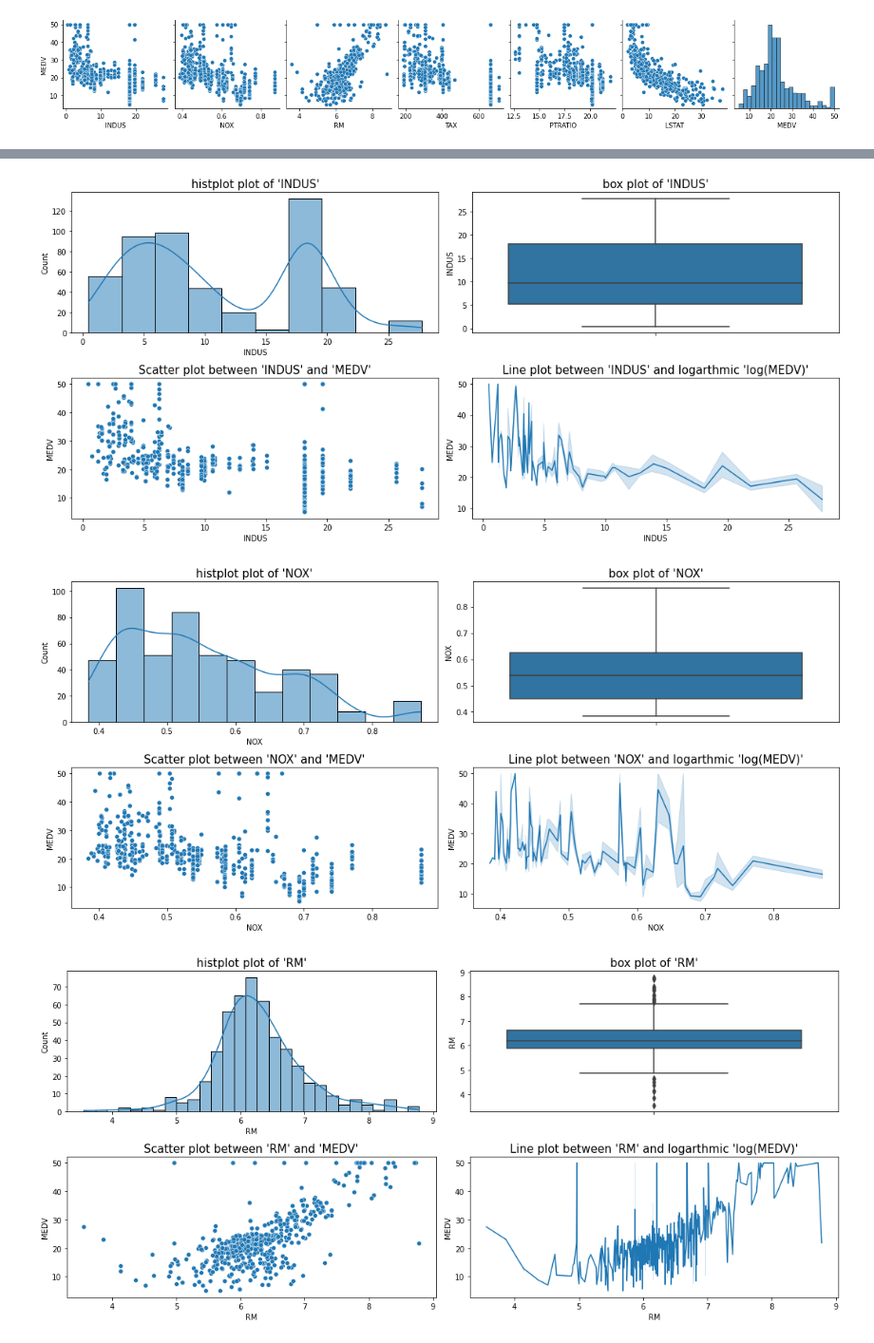
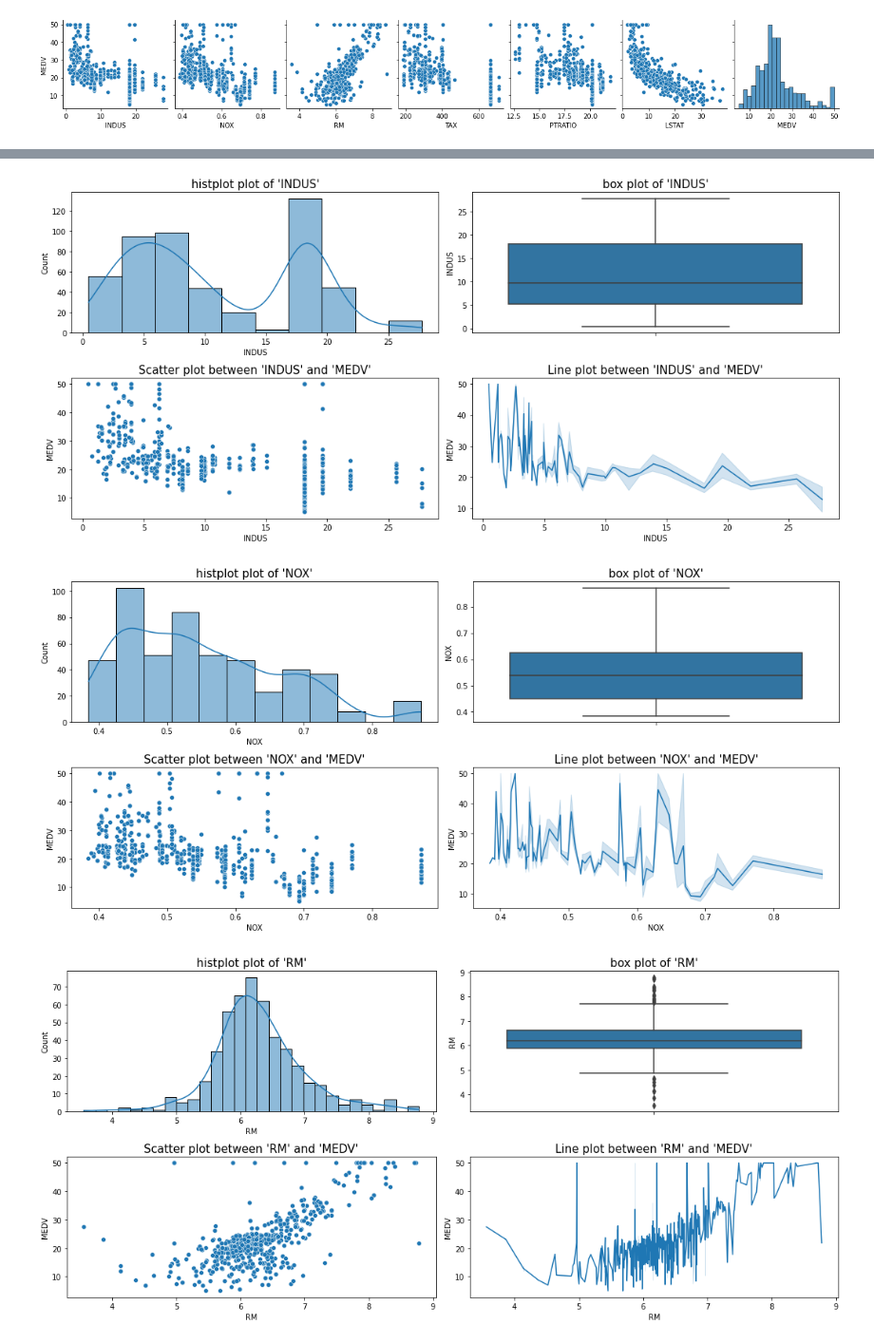
Before and after one commit to buddhathapa12/machine-learning, a Jupyter notebook: linearRegression_Assignment1/E923Q669_CS770_Assignment1_Q1.ipynb, the cells around one changed output, grey strips where cells are left out. Shown at 95% size. Saved outputs shown, nothing was run; the diff lists cells and outputs as text; code cells hidden in the pictures.

```diff
--- a/linearRegression_Assignment1/E923Q669_CS770_Assignment1_Q1.ipynb
+++ b/linearRegression_Assignment1/E923Q669_CS770_Assignment1_Q1.ipynb
@@ -189,7 +189,7 @@ plt.show()
 # %% [output]
 [figure]
 # %%
-fig, axs = plt.subplots(1, 2, figsize = (15, 7))
+fig, axs = plt.subplots(1, 2, figsize = (12, 5))
 axs[0].set_title(f"histplot plot of 'MEDV'")
 sns.histplot(data= housing_dataset, x= "MEDV", kde="True", ax= axs[0])
 
@@ -203,27 +203,23 @@ plt.show()
 # %%
 for column in significent_correlation_matrix_with_target.index:
     if(column != "MEDV"):
         fig, axs = plt.subplots(2, 2, figsize = (15, 7))
 
         sns.histplot(data= housing_dataset, x= column, kde=True, ax = axs[0, 0])
-        # axs[0, 0].set_yscale("log")
-        # axs[0,0].set_ylabel("log(Count)")
         axs[0, 0].set_title(f"histplot plot of '{column}'", fontsize = 15)
 
         sns.boxplot(data= housing_dataset, y= column, ax = axs[0, 1])
         axs[0, 1].set_title(f"box plot of '{column}'", fontsize = 15)
 
         sns.scatterplot(data= housing_dataset, x= column, y= "MEDV" , ax = axs[1, 0])
         axs[1, 0].set_title(f"Scatter plot between '{column}' and 'MEDV'", fontsize = 15)
 
         sns.lineplot(data= housing_dataset, x= column, y= "MEDV" , ax = axs[1, 1])
-        # axs[1, 1].set_yscale("log")
-        # axs[1, 1].set_ylabel("log(MEDV)")
-        axs[1, 1].set_title(f"Line plot between '{column}' and logarthmic 'log(MEDV)'", fontsize = 15)
+        axs[1, 1].set_title(f"Line plot between '{column}' and 'MEDV'", fontsize = 15)
 
         plt.tight_layout()
         plt.show()
 # %% [output]
-[figure, old version]
+[figure, new version]
-[figure, old version]
+[figure, new version]
-[figure, old version]
+[figure, new version]
```
Also changed, not shown: parts of 18 cells of this notebook.
